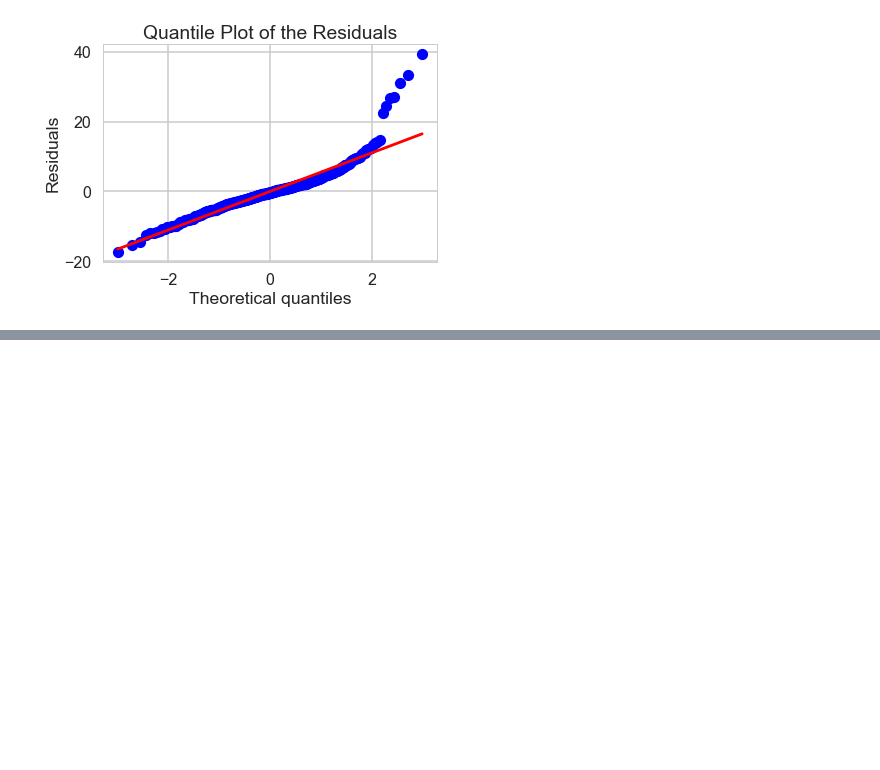
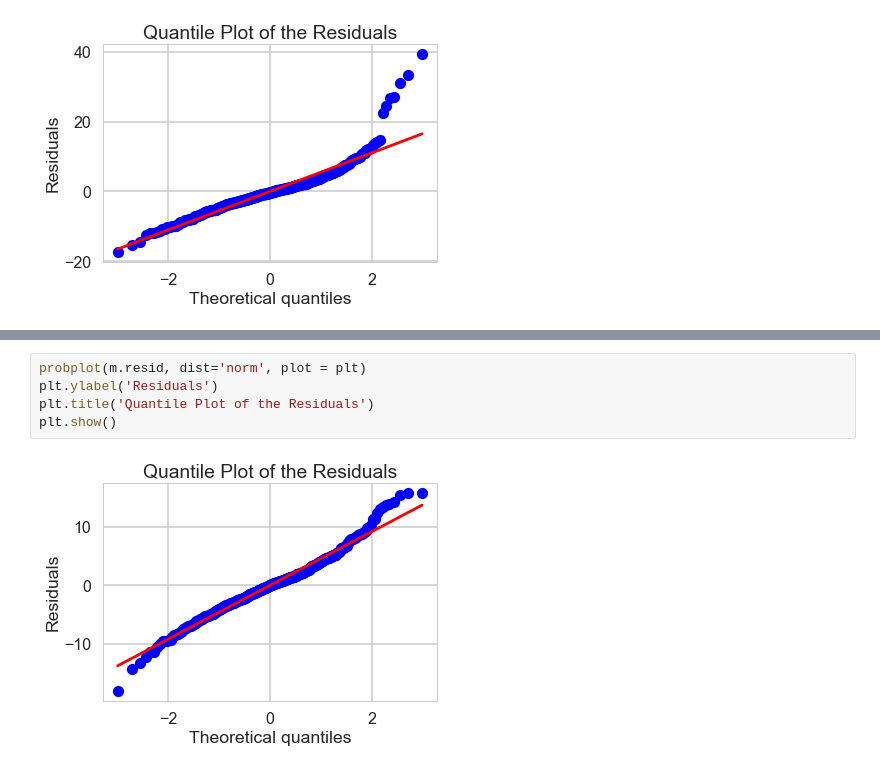
Before and after one commit to emami06/MiniProject, a Jupyter notebook: Mini_Project_Linear_Regression.ipynb, the cells around one changed output, grey strips where cells are left out. Saved outputs shown, nothing was run; the diff lists cells and outputs as text; blank space fills up the shorter version.

```diff
--- a/Mini_Project_Linear_Regression.ipynb
+++ b/Mini_Project_Linear_Regression.ipynb
@@ -914,0 +956,7 @@ plt.show()
+# %%
+probplot(m.resid, dist='norm', plot = plt)
+plt.ylabel('Residuals')
+plt.title('Quantile Plot of the Residuals')
+plt.show()
+# %% [output]
+[figure, added]
```
Also changed, not shown: parts of 10 cells of this notebook.
